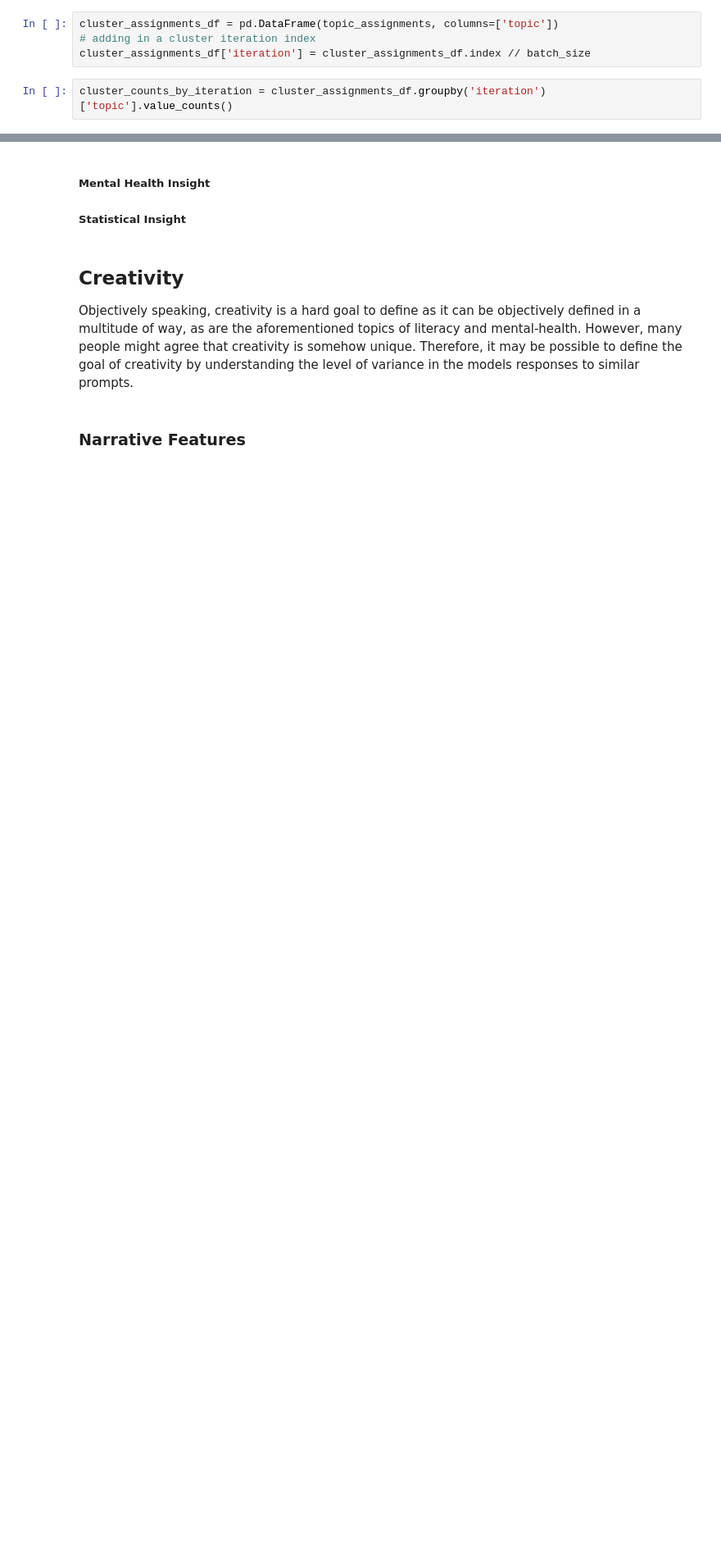
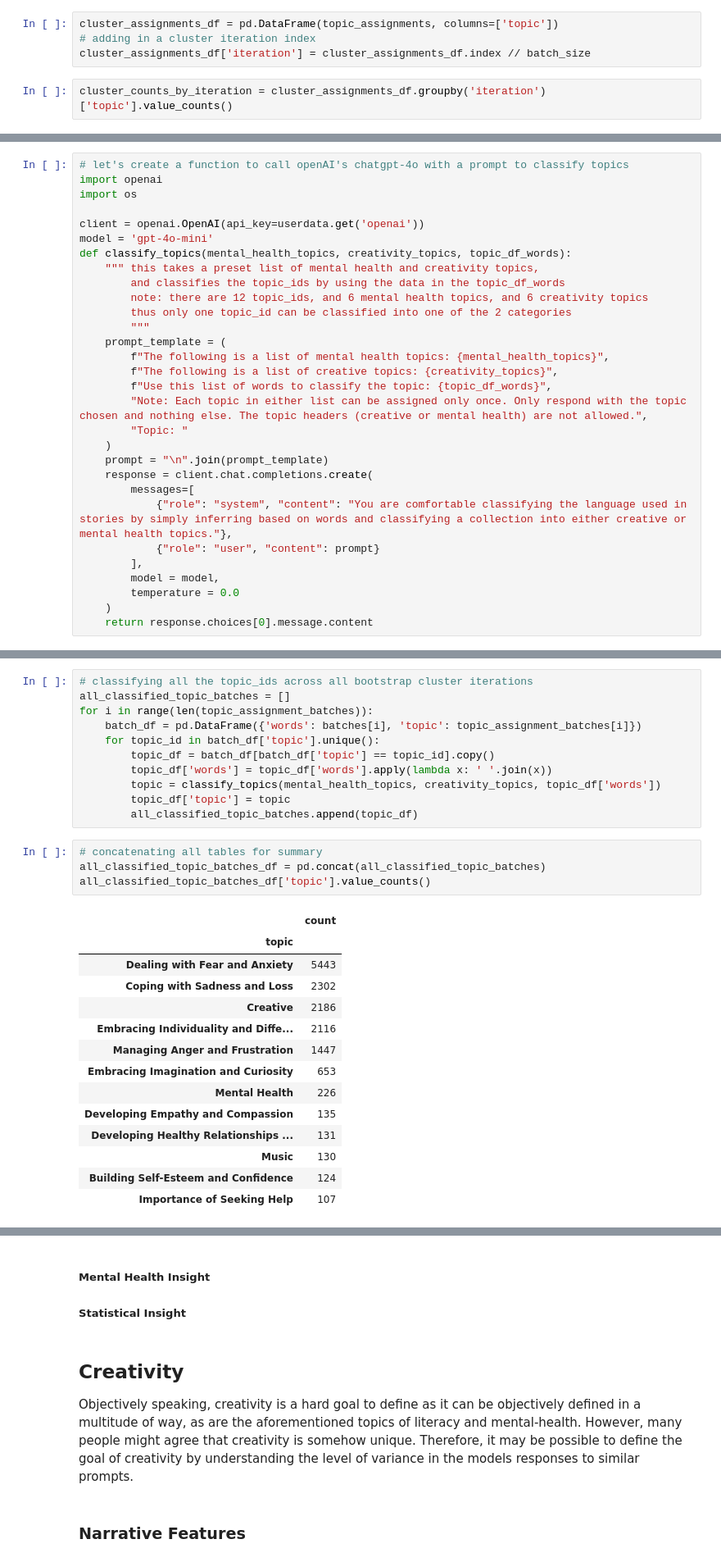
Before and after one commit to NickKornienko/Wonder-Words, a Jupyter notebook: sagemaker/Insights-TinyStories_Case_Study.ipynb, the cells around one changed output, grey strips where cells are left out. Shown at 82% size. Cells and saved outputs as stored; diff of their text form; blank space fills up the shorter version.

```diff
--- a/sagemaker/Insights-TinyStories_Case_Study.ipynb
+++ b/sagemaker/Insights-TinyStories_Case_Study.ipynb
@@ -204 +224,31 @@ cluster_counts_by_iteration.unstack().plot(kind='bar', stacked=True, legend=True
+# %%
+# let's create a function to call openAI's chatgpt-4o with a prompt to classify topics
+import openai
+import os
+
+client = openai.OpenAI(api_key=userdata.get('openai'))
+model = 'gpt-4o-mini'
+def classify_topics(mental_health_topics, creativity_topics, topic_df_words):
+    """ this takes a preset list of mental health and creativity topics,
+        and classifies the topic_ids by using the data in the topic_df_words
+        note: there are 12 topic_ids, and 6 mental health topics, and 6 creativity topics
+        thus only one topic_id can be classified into one of the 2 categories
+        """
+    prompt_template = (
+        f"The following is a list of mental health topics: {mental_health_topics}",
+        f"The following is a list of creative topics: {creativity_topics}",
+        f"Use this list of words to classify the topic: {topic_df_words}",
+        "Note: Each topic in either list can be assigned only once. Only respond with the topic chosen and nothing else. The topic headers (creative or mental health) are not allowed.",
+        "Topic: "
+    )
+    prompt = "\n".join(prompt_template)
+    response = client.chat.completions.create(
+        messages=[
+            {"role": "system", "content": "You are comfortable classifying the language used in stories by simply inferring based on words and classifying a collection into either creative or mental health topics."},
+            {"role": "user", "content": prompt}
+        ],
+        model = model,
+        temperature = 0.0
+    )
+    return response.choices[0].message.content
 # %%
@@ -239,0 +288,30 @@ Name: count, dtype: int64
+# %%
+# classifying all the topic_ids across all bootstrap cluster iterations
+all_classified_topic_batches = []
+for i in range(len(topic_assignment_batches)):
+    batch_df = pd.DataFrame({'words': batches[i], 'topic': topic_assignment_batches[i]})
+    for topic_id in batch_df['topic'].unique():
+        topic_df = batch_df[batch_df['topic'] == topic_id].copy()
+        topic_df['words'] = topic_df['words'].apply(lambda x: ' '.join(x))
+        topic = classify_topics(mental_health_topics, creativity_topics, topic_df['words'])
+        topic_df['topic'] = topic
+        all_classified_topic_batches.append(topic_df)
+# %%
+# concatenating all tables for summary
+all_classified_topic_batches_df = pd.concat(all_classified_topic_batches)
+all_classified_topic_batches_df['topic'].value_counts()
+# %% [output]
+|  | count |
+| topic |  |
+| Dealing with Fear and Anxiety | 5443 |
+| Coping with Sadness and Loss | 2302 |
+| Creative | 2186 |
+| Embracing Individuality and Diffe... | 2116 |
+| Managing Anger and Frustration | 1447 |
+| Embracing Imagination and Curiosity | 653 |
+| Mental Health | 226 |
+| Developing Empathy and Compassion | 135 |
+| Developing Healthy Relationships ... | 131 |
+| Music | 130 |
+| Building Self-Esteem and Confidence | 124 |
+| Importance of Seeking Help | 107 |
```
Also changed, not shown: parts of 9 cells of this notebook.
